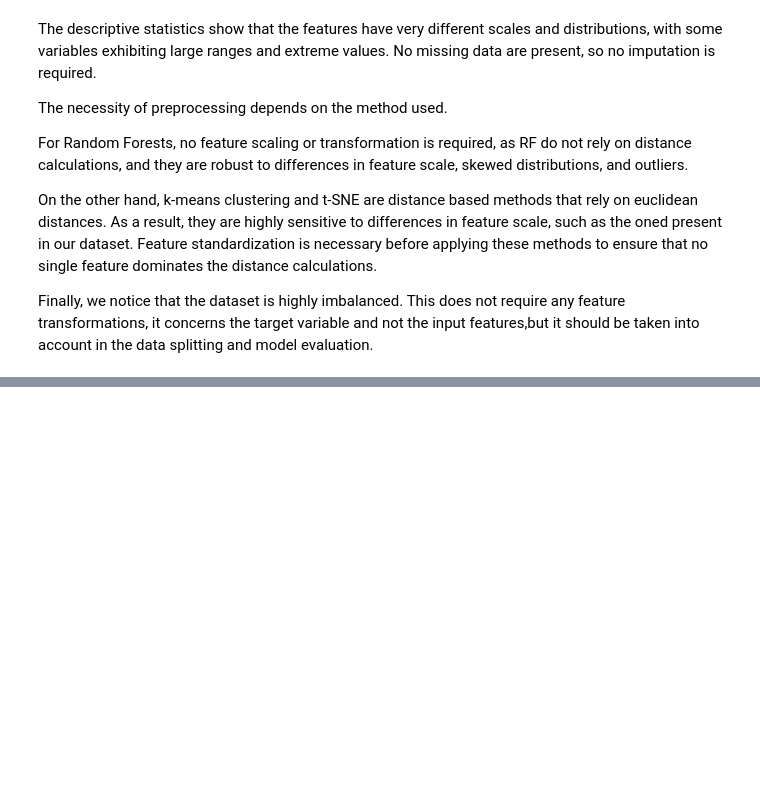
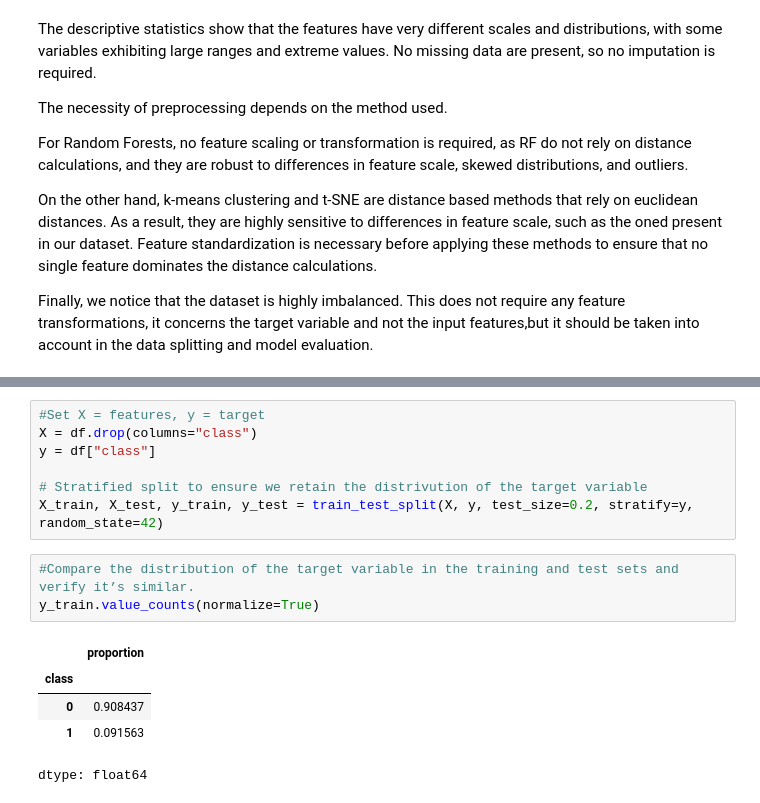
Before and after one commit to giannismantzaris-cmd/DAMA61, a Jupyter notebook: Mantzaris_WA3.ipynb, the cells around one changed output, grey strips where cells are left out. Drawn from its saved outputs; the diff is of its cells as text; blank space fills up the shorter version.

```diff
--- a/Mantzaris_WA3.ipynb
+++ b/Mantzaris_WA3.ipynb
@@ -335,0 +352,16 @@ Finally, we notice that the dataset is highly imbalanced. This does not require
+# %%
+#Set X = features, y = target
+X = df.drop(columns="class")
+y = df["class"]
+
+# Stratified split to ensure we retain the distrivution of the target variable
+X_train, X_test, y_train, y_test = train_test_split(X, y, test_size=0.2, stratify=y, random_state=42)
+# %%
+#Compare the distribution of the target variable in the training and test sets and verify it’s similar.
+y_train.value_counts(normalize=True)
+# %% [output]
+|  | proportion |
+| class |  |
+| 0 | 0.908437 |
+| 1 | 0.091563 |
+dtype: float64
```
Also changed, not shown: parts of 15 cells of this notebook.
